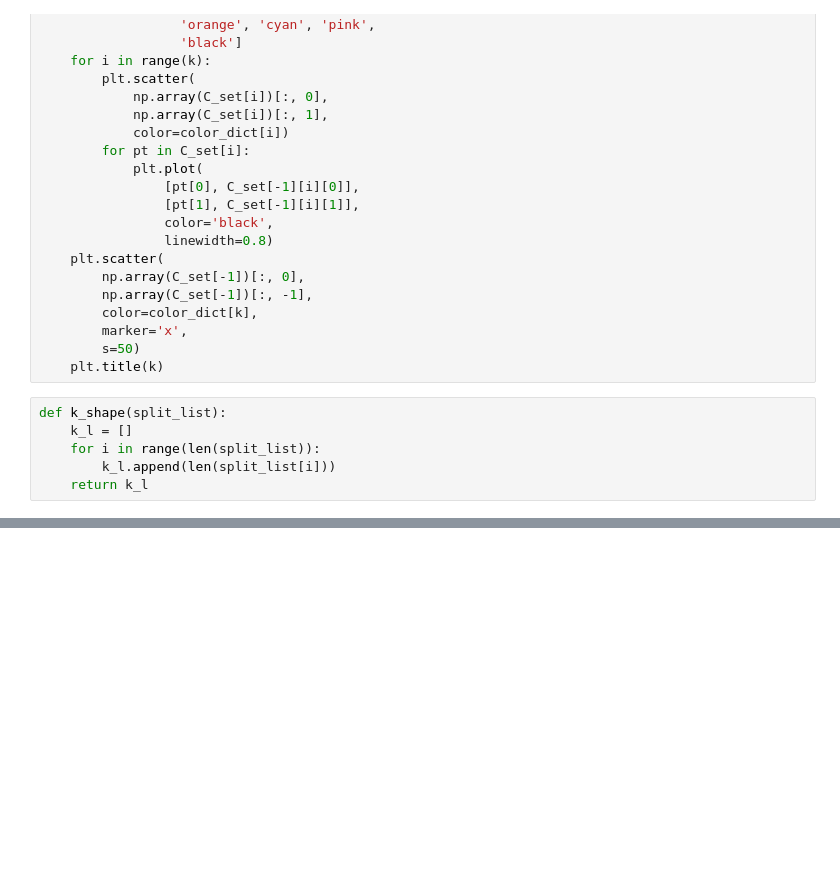
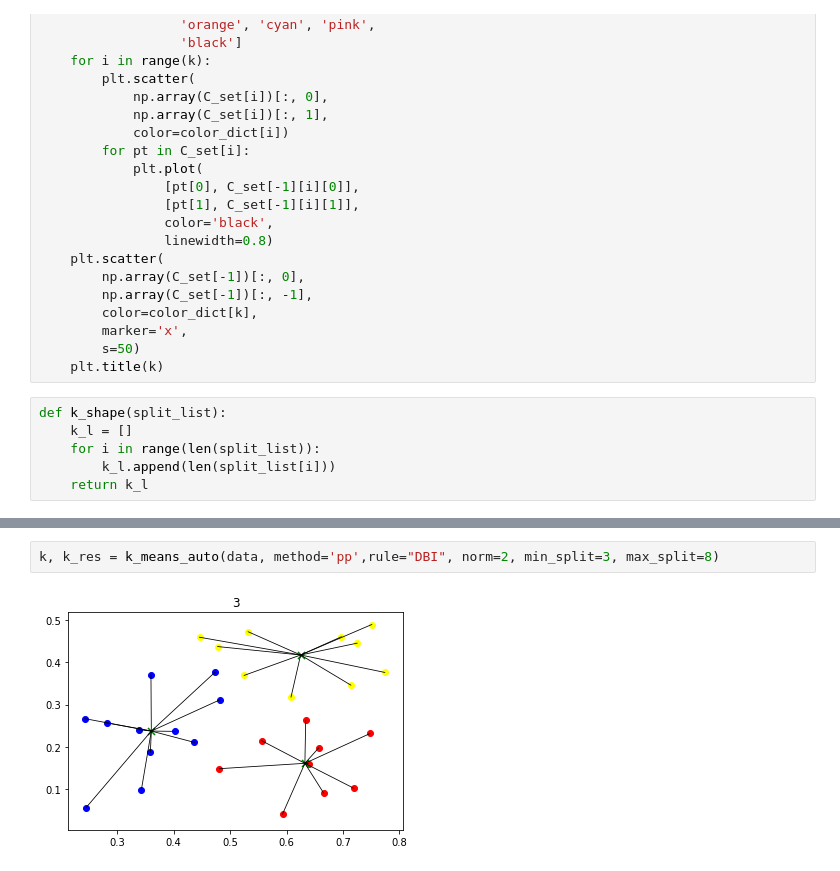
Before and after one commit to Yangjiaxi/ml, a Jupyter notebook: kMeans++/k_means++.ipynb, the cells around one changed output, grey strips where cells are left out. Saved outputs shown, nothing was run; the diff lists cells and outputs as text; blank space fills up the shorter version.

```diff
--- a/kMeans++/k_means++.ipynb
+++ b/kMeans++/k_means++.ipynb
@@ -158,0 +221,4 @@ k, k_res = k_means_auto(data, method='pp', norm=2, min_split=3)
+# %%
+k, k_res = k_means_auto(data, method='pp',rule="DBI", norm=2, min_split=3, max_split=8)
+# %% [output]
+[figure, added]
```
Also changed, not shown: parts of 9 cells of this notebook, 1 other file.
